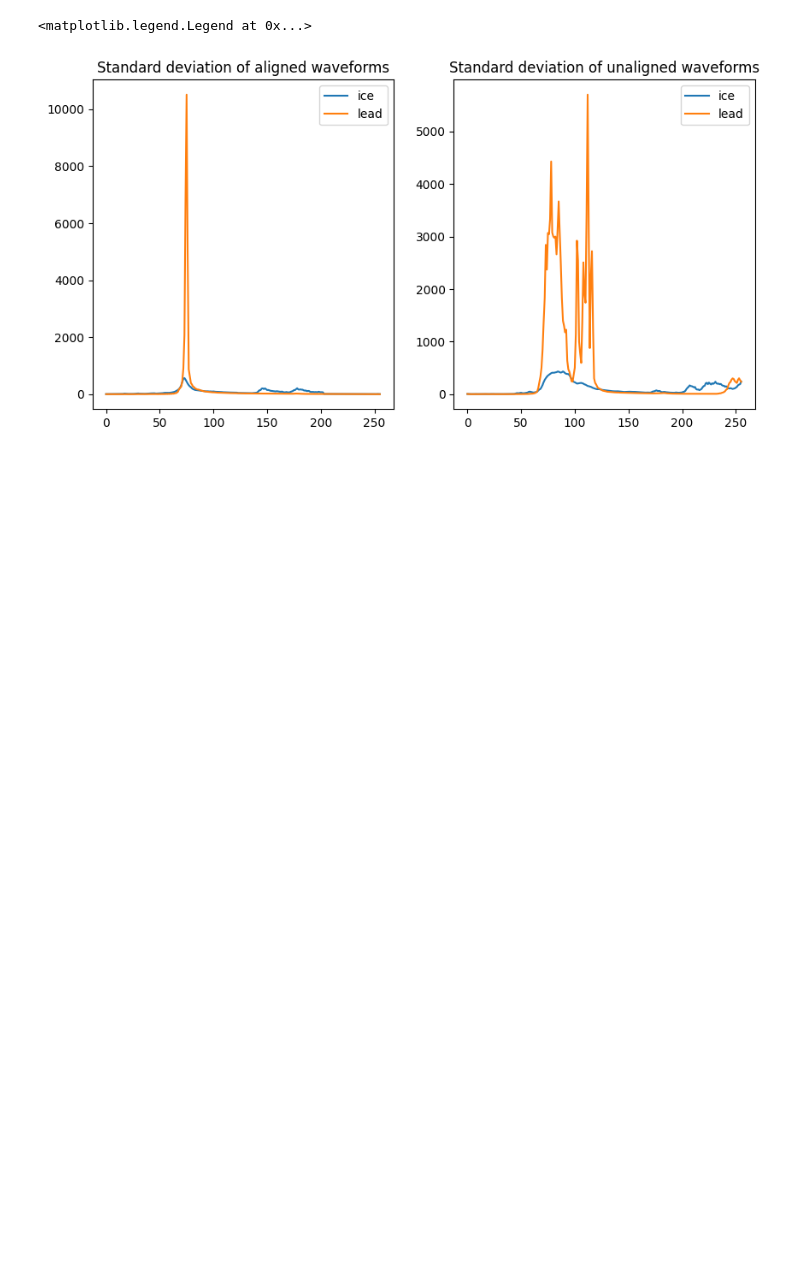
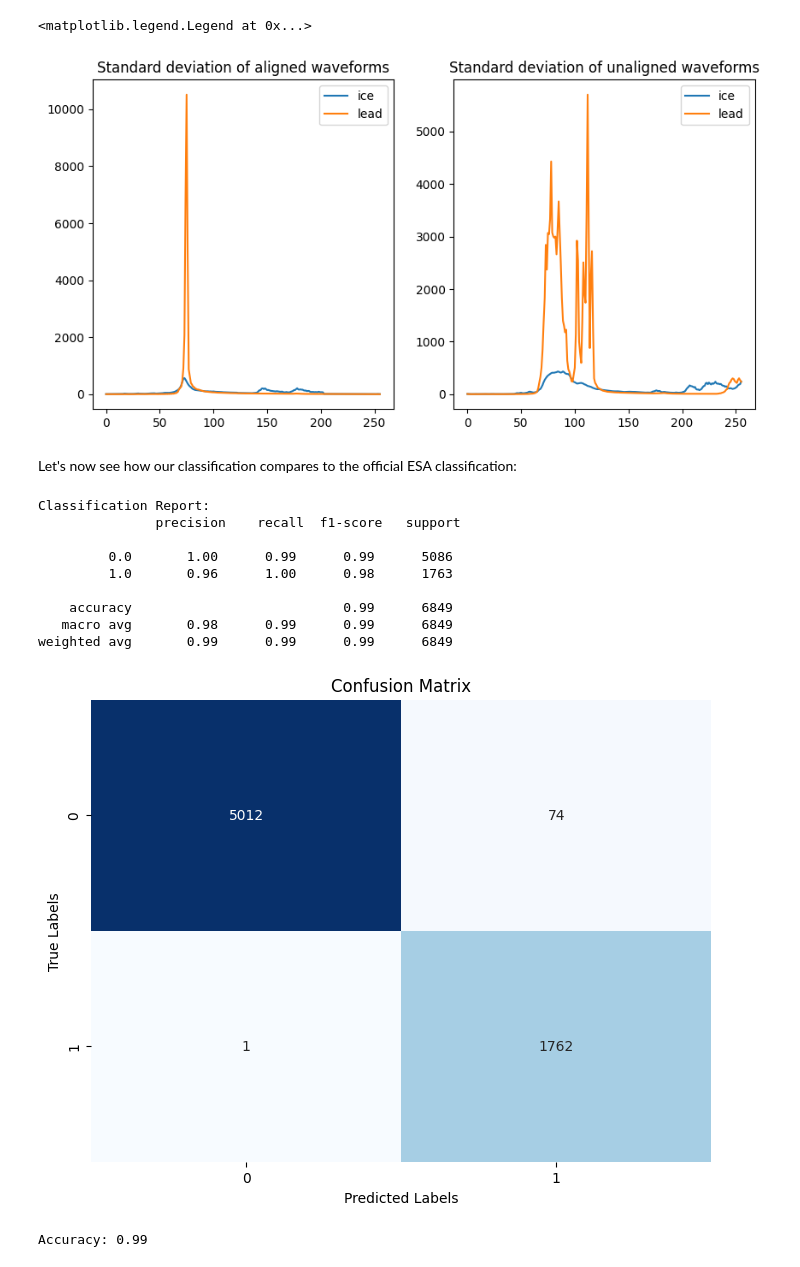
Before and after one commit to rhtweedie/ai4eo-week-4, a Jupyter notebook: classifying_echoes.ipynb, the cells around one changed output. Saved outputs shown, nothing was run; the diff lists cells and outputs as text; code cells hidden in the pictures; blank space fills up the shorter version.

Commit message:
Calculate confusion matrix

```diff
--- a/classify_echoes.ipynb
+++ b/classifying_echoes.ipynb
@@ -506,3 +519,47 @@ ax2.legend()
 # %% [output]
 <matplotlib.legend.Legend at 0x...>
 [figure]
+# %% [markdown]
+Let's now see how our classification compares to the official ESA classification:
+# %%
+import seaborn as sns
+from sklearn.metrics import confusion_matrix, accuracy_score, classification_report
+
+# filter the flags to just have 1s (ice) and 2s (leads), then covert these to 0s
+#   and 1s for comparison
+flags = flag_cleaned[(flag_cleaned==1) | (flag_cleaned==2)]
+flags[flags==1] = 0
+flags[flags==2] = 1
+
+# calculate confusion matrix
+cm = confusion_matrix(flags, clusters_gmm)
+
+# calculate accuracy
+accuracy = accuracy_score(flags, clusters_gmm)
+
+# display classification report
+report = classification_report(flags, clusters_gmm)
+print("Classification Report:\n", report)
+
+# plot confusion matrix
+plt.figure(figsize=(8, 6))
+sns.heatmap(cm, annot=True, fmt="d", cmap="Blues", cbar=False)
+plt.title("Confusion Matrix")
+plt.xlabel("Predicted Labels")
+plt.ylabel("True Labels")
+plt.show()
+
+# display accuracy
+print(f"Accuracy: {accuracy:.2f}")
+# %% [output]
+Classification Report:
+               precision    recall  f1-score   support
+
+         0.0       1.00      0.99      0.99      5086
+         1.0       0.96      1.00      0.98      1763
+
+    accuracy                           0.99      6849
+   macro avg       0.98      0.99      0.99      6849
+weighted avg       0.99      0.99      0.99      6849
+[figure, added]
+Accuracy: 0.99
```
Also changed, not shown: parts of 19 cells of this notebook.
